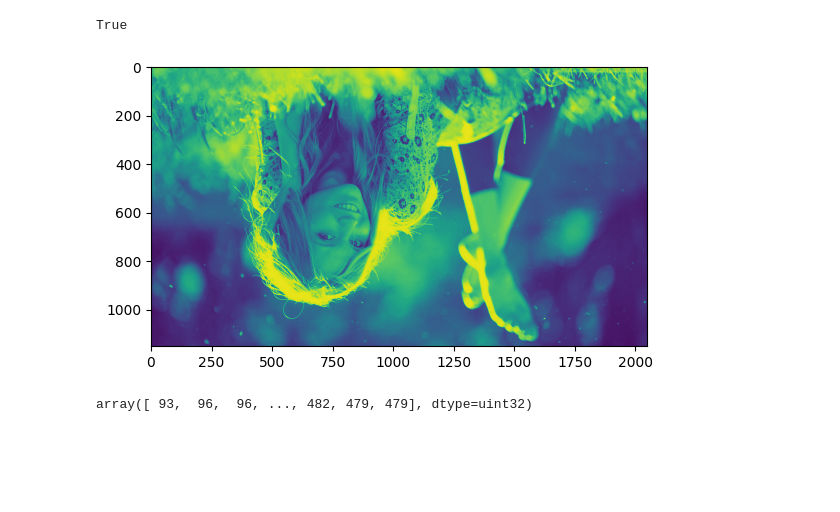
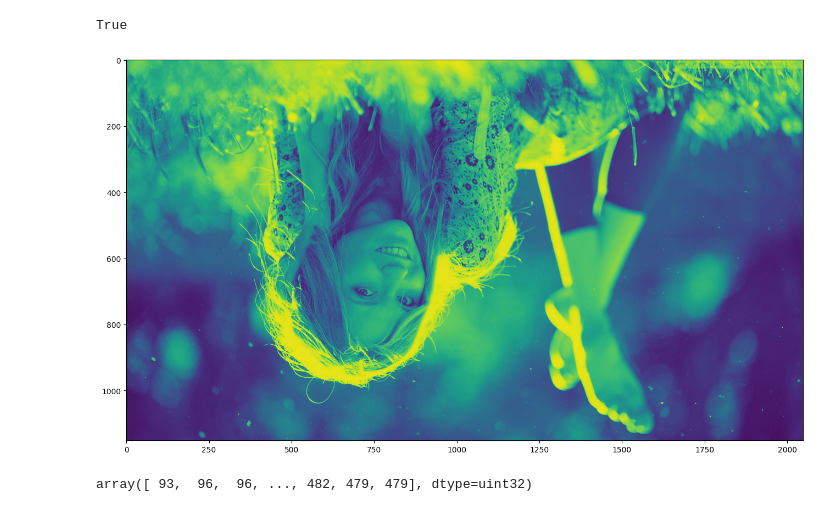
Before and after one commit to anoban/python, a Jupyter notebook: pytorch.ipynb, the cells around one changed output. Drawn from its saved outputs; the diff is of its cells as text; code cells hidden in the pictures; blank space fills up the shorter version.

```diff
--- a/pytorch.ipynb
+++ b/pytorch.ipynb
@@ -63,10 +65,12 @@ True
 # %%
 pic_matrix = ((pixsums - 255) / 3).reshape(picture.height, picture.width)
 # %%
-plt.imshow(pic_matrix)
+fig, axes = plt.subplots()
+fig.set_size_inches(16, 9)
+axes.imshow(pic_matrix)
 plt.show()
 # %% [output]
-[figure, old version]
+[figure, new version]
 # %%
 np.flip(pixels).sum(axis = 1) - 255
 # %% [output]
```
Also changed, not shown: parts of 11 cells of this notebook.
